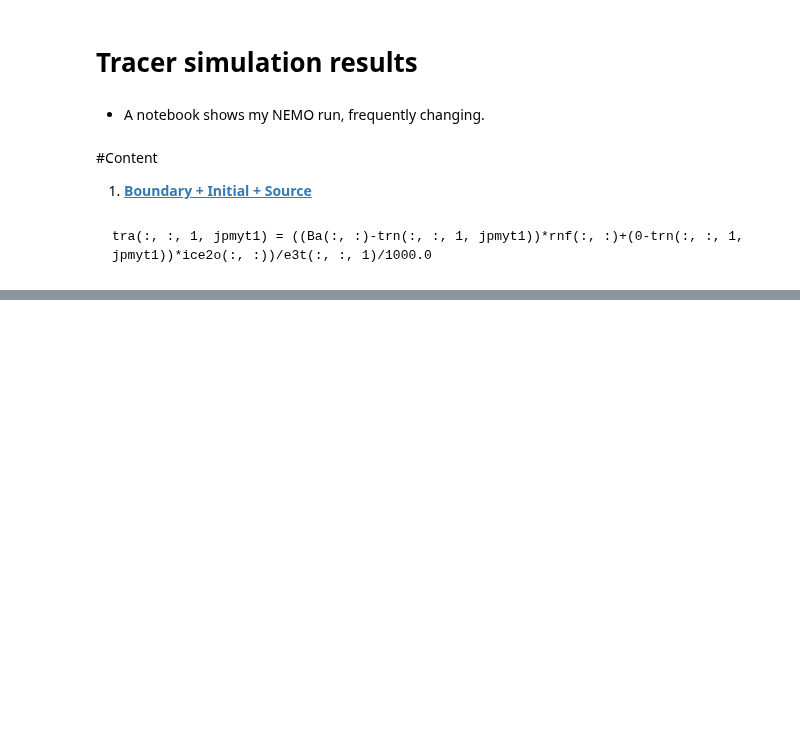
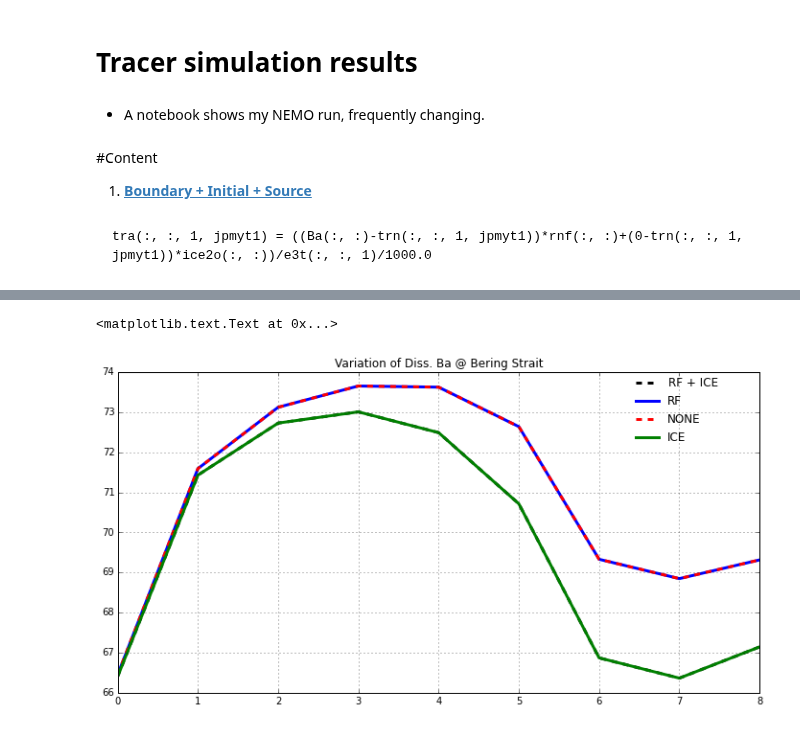
Before and after one commit to UBC-MOAD/analysis-kyle, a Jupyter notebook: notebooks/[Barium] 07 Tracer simulation results.ipynb, the cells around one changed output, grey strips where cells are left out. Saved outputs shown, nothing was run; the diff lists cells and outputs as text; code cells hidden in the pictures; blank space fills up the shorter version.

```diff
--- a/notebooks/[Barium] 07 Tracer simulation results.ipynb
+++ b/notebooks/[Barium] 07 Tracer simulation results.ipynb
@@ -74,0 +86,17 @@ CBar.set_ticks(lev)
+# %%
+BC = Ba[:9, 0, 125, 55]
+BC2 = Ba2[:9, 0, 125, 55]
+BC3 = Ba3[:9, 0, 125, 55]
+BC4 = Ba4[:9, 0, 125, 55]
+# %%
+fig = plt.figure(figsize=(12, 6))
+ax = fig.gca();ax.grid()
+ax.plot(BC, 'k--', lw=3, label='RF + ICE')
+ax.plot(BC2, 'b-', lw=3, label='RF')
+ax.plot(BC2, 'r--', lw=3, label='NONE')
+ax.plot(BC4, 'g-', lw=3, label='ICE')
+LG = ax.legend(numpoints=1, bbox_to_anchor=(0.8, 1), loc=2, borderaxespad=0.); LG.draw_frame(False)
+ax.set_title('Variation of Diss. Ba @ Bering Strait')
+# %% [output]
+<matplotlib.text.Text at 0x...>
+[figure, added]
```
Also changed, not shown: parts of 6 cells of this notebook.
